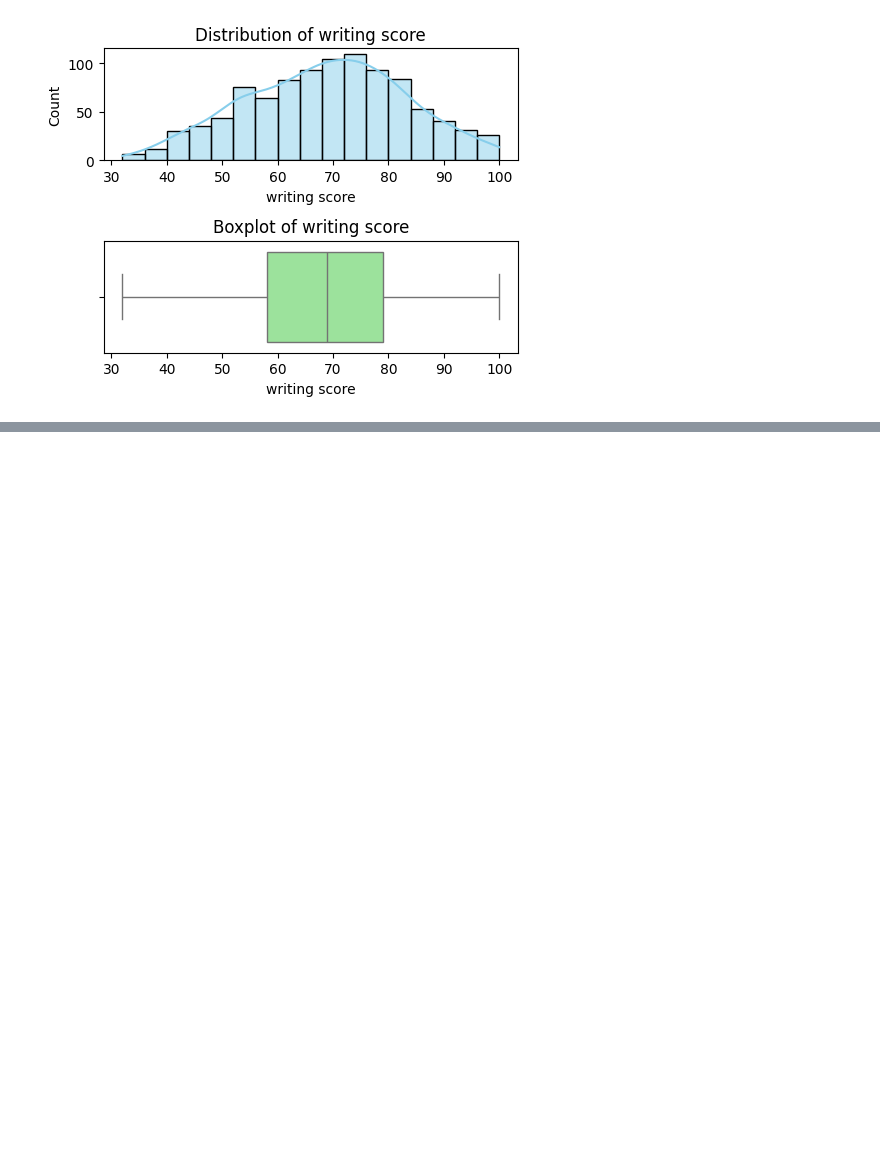
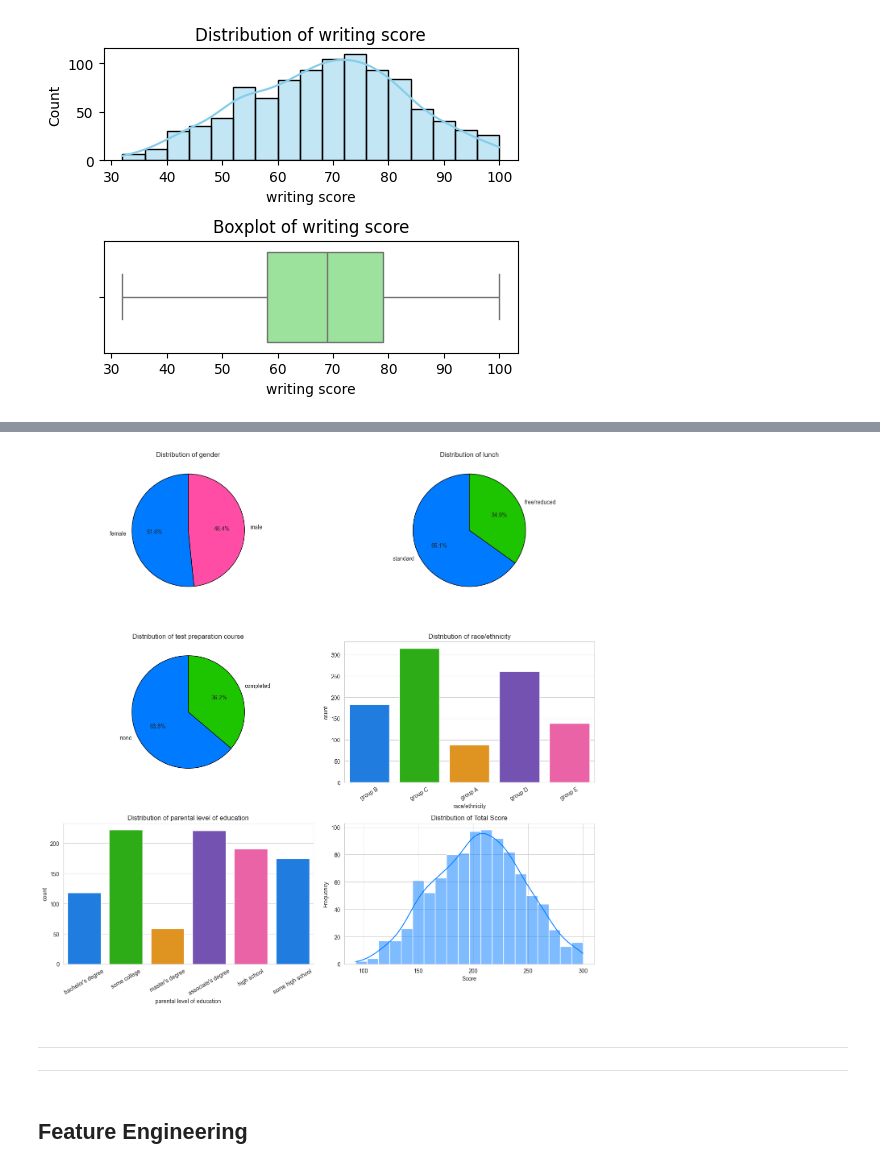
Before and after one commit to kareemtaha3/students_performance_analysis, a Jupyter notebook: notebooks/SPA_V2.ipynb, the cells around one changed output, grey strips where cells are left out. Drawn from its saved outputs; the diff is of its cells as text; code cells hidden in the pictures; blank space fills up the shorter version.

```diff
--- a/notebooks/SPA_V2.ipynb
+++ b/notebooks/SPA_V2.ipynb
@@ -195,0 +216,49 @@ df.to_csv("../Data/processed/StudentsPerformance_Cleaned_V2.csv")
+# %%
+# Set style
+sns.set_style("whitegrid")
+colors = ["#007bff", "#1dc400", "#ff9900", "#6f42c1", "#ff4da6"]
+
+fig, axes = plt.subplots(3, 2, figsize=(14, 14))  # 3 rows × 2 cols dashboard
+axes = axes.flatten()
+
+# 1. Pie Charts for small categorical columns
+small_cats = ["gender", "lunch", "test preparation course"]
+for i, col in enumerate(small_cats):
+    if col == "gender":
+        pie_colors = ["#007bff", "#ff4da6"]  # blue & pink
+    else:
+        pie_colors = colors
+
+    df[col].value_counts().plot.pie(
+        ax=axes[i],
+        autopct="%1.1f%%",
+        colors=pie_colors,
+        startangle=90,
+        wedgeprops={'edgecolor': 'black'}
+    )
+    axes[i].set_title(f"Distribution of {col}")
+    axes[i].set_ylabel("")
+
+# 2. Bar Charts for bigger categorical columns
+big_cats = ["race/ethnicity", "parental level of education"]
+for j, col in enumerate(big_cats, start=len(small_cats)):
+    sns.countplot(data=df, x=col, palette=colors, ax=axes[j])
+    axes[j].set_title(f"Distribution of {col}")
+    axes[j].tick_params(axis='x', rotation=30)
+
+# 3. Histogram for Total Score
+df["Total_Score"] = df[["math score", "reading score", "writing score"]].sum(axis=1)
+sns.histplot(df["Total_Score"], bins=20, kde=True, color="#007bff", ax=axes[-1])
+axes[-1].set_title("Distribution of Total Score")
+axes[-1].set_xlabel("Score")
+axes[-1].set_ylabel("Frequency")
+
+plt.tight_layout()
+plt.show()
+# %% [output]
+[figure, added]
+# %% [markdown]
+---
+---
+# %% [markdown]
+## Feature Engineering
```
Also changed, not shown: parts of 45 cells of this notebook.
